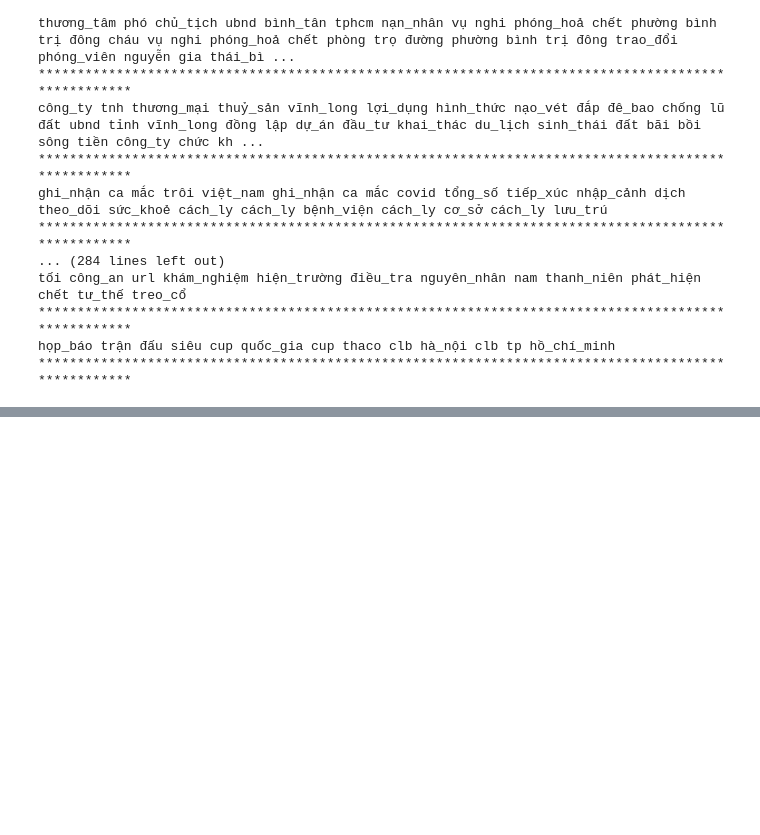
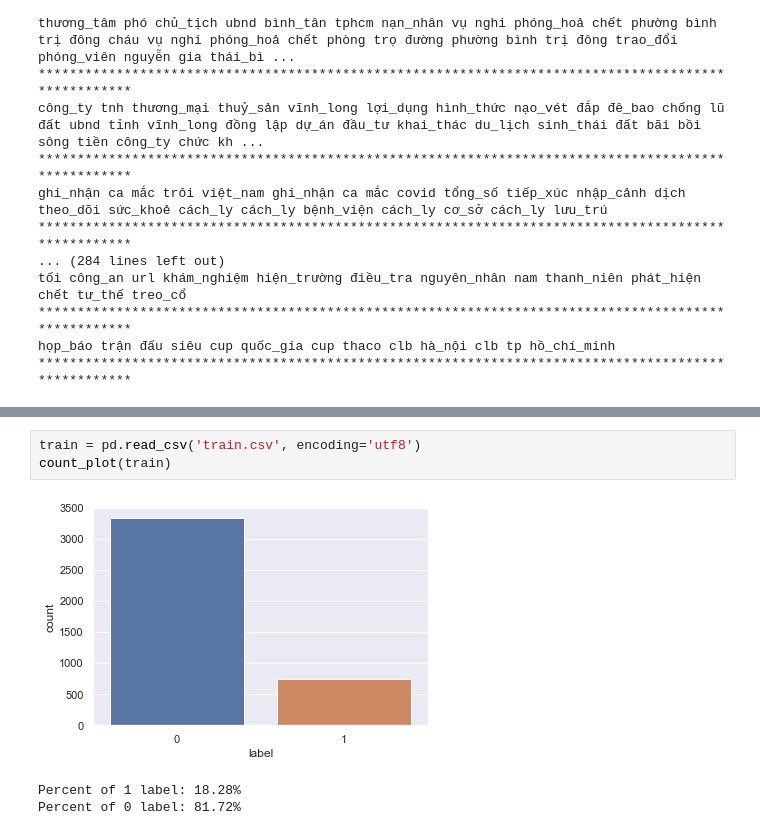
Before and after one commit to khaidoandk97/ReINTEL, a Jupyter notebook: EDA.ipynb, the cells around one changed output, grey strips where cells are left out. Saved outputs shown, nothing was run; the diff lists cells and outputs as text; blank space fills up the shorter version.

```diff
--- a/EDA.ipynb
+++ b/EDA.ipynb
@@ -428,0 +485,7 @@ num_test.head(10)
+# %%
+train = pd.read_csv('train.csv', encoding='utf8')
+count_plot(train)
+# %% [output]
+[figure, added]
+Percent of 1 label: 18.28%
+Percent of 0 label: 81.72%
```
Also changed, not shown: parts of 12 cells of this notebook, 18 other files.
